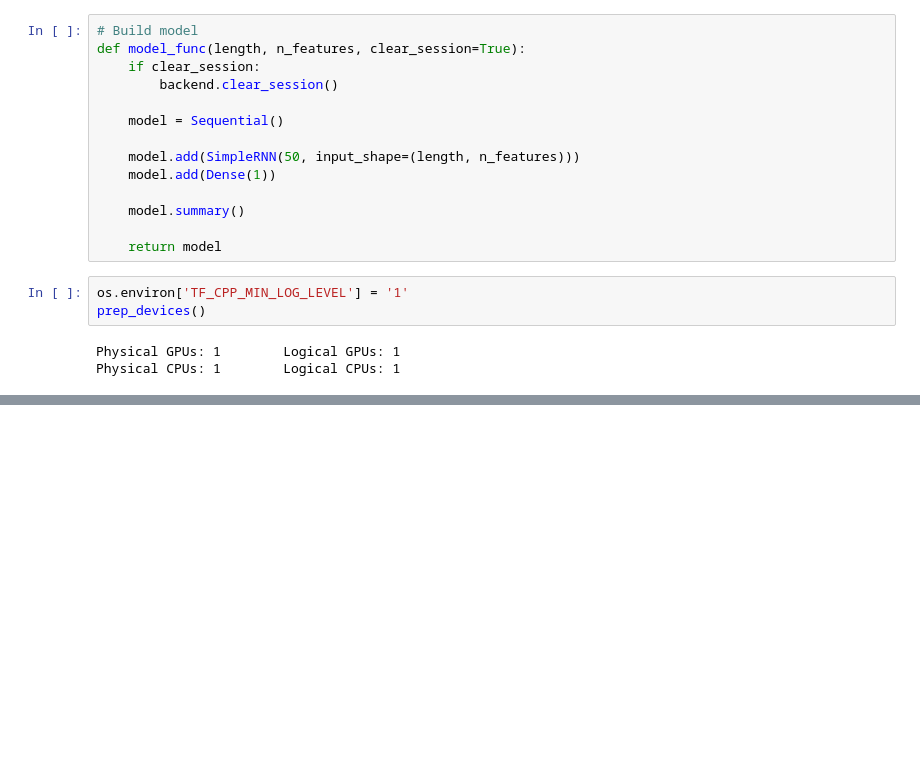
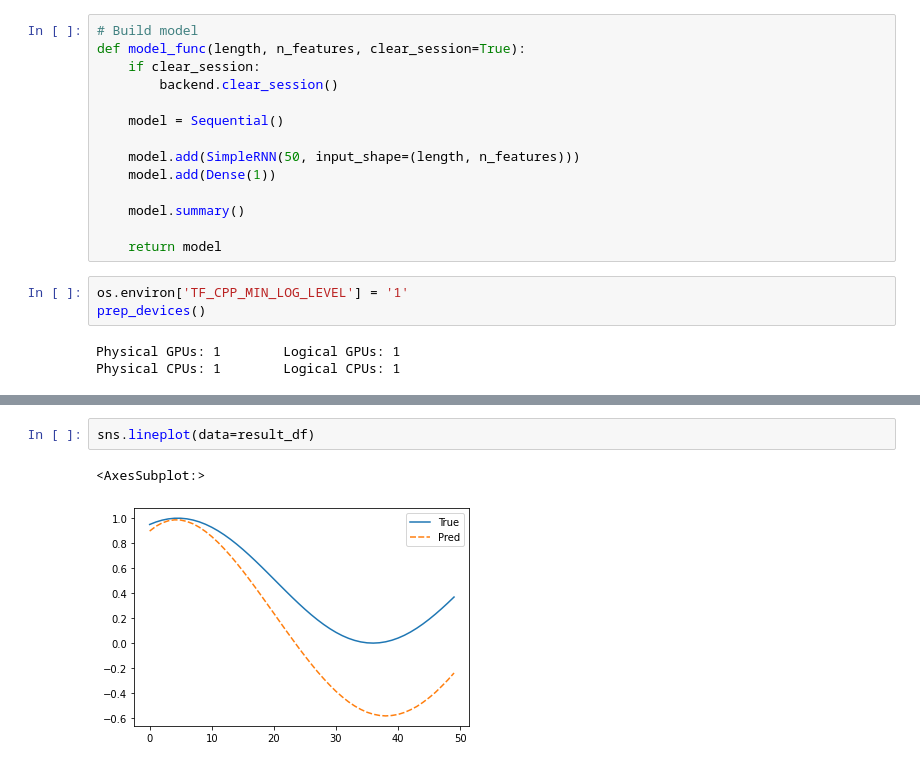
Before and after one commit to suvrodeep/Playing-with-Neural-Networks, a Jupyter notebook: rnn_LSTM_basic.ipynb, the cells around one changed output, grey strips where cells are left out. Saved outputs shown, nothing was run; the diff lists cells and outputs as text; blank space fills up the shorter version.

```diff
--- a/rnn_LSTM_basic.ipynb
+++ b/rnn_LSTM_basic.ipynb
@@ -138,0 +165,5 @@ Epoch 4/20
+# %%
+sns.lineplot(data=result_df)
+# %% [output]
+<AxesSubplot:>
+[figure, added]
```
Also changed, not shown: parts of 11 cells of this notebook, 1 other file.
